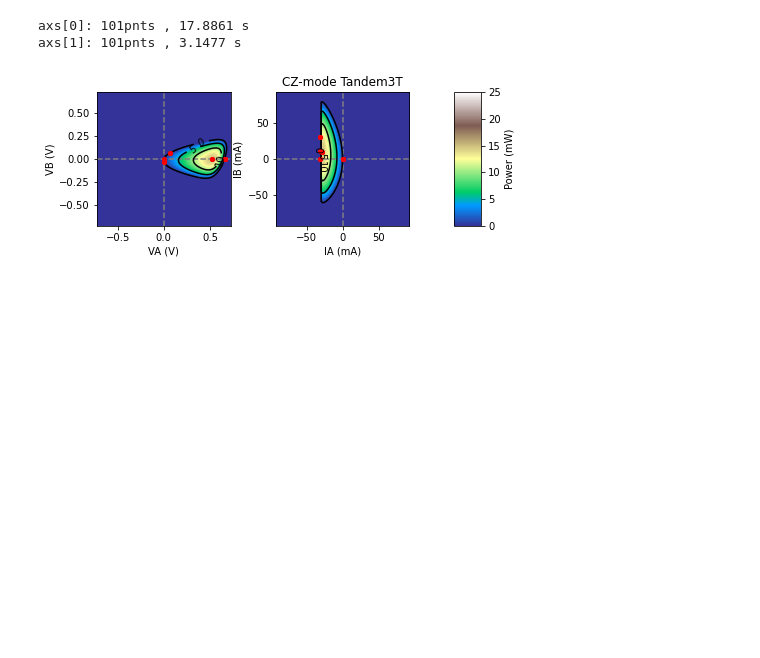
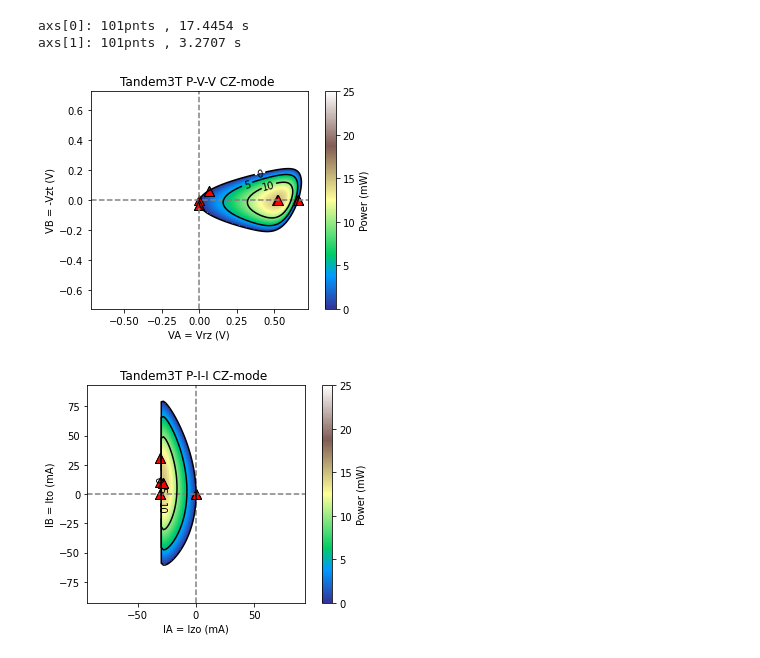
Before and after one commit to NREL/PVcircuit, a Jupyter notebook: notebooks/SiIBC.ipynb, the cells around one changed output. Drawn from its saved outputs; the diff is of its cells as text; code cells hidden in the pictures; blank space fills up the shorter version.

```diff
--- a/notebooks/SiIBC.ipynb
+++ b/notebooks/SiIBC.ipynb
@@ -13,6 +13,7 @@ IBC.bot.update(Eg=1.1, Jext=.031, Rser=0, Gsh=0, J0ratio=[200,200],area=1)
 IBC.bot.RBB_dict['method']=None
 IBC.Rz = 1
 # %%
+pnts=101
 IBC
 # %% [output]
 Tandem3T: <tandem.Tandem3T class>
@@ -50,7 +53,8 @@ axs[1]: 101pnts , 3.2900 s
 # %%
-figCZ, axsCZ, spCZ = IBC.plot(pnts=101,meastype='CZ')
+CZ_Vfig, CZ_Ifig, CZ_axs, CZ_iv, CZ_sp = IBC.plot(pnts=pnts,meastype='CZ')
 # %% [output]
-axs[0]: 101pnts , 17.8861 s
-axs[1]: 101pnts , 3.1477 s
+axs[0]: 101pnts , 17.4454 s
+axs[1]: 101pnts , 3.2707 s
-[figure, old version]
+[figure, new version]
+[figure, added]
 # %%
```
Also changed, not shown: parts of 9 cells of this notebook, 6 other files.
